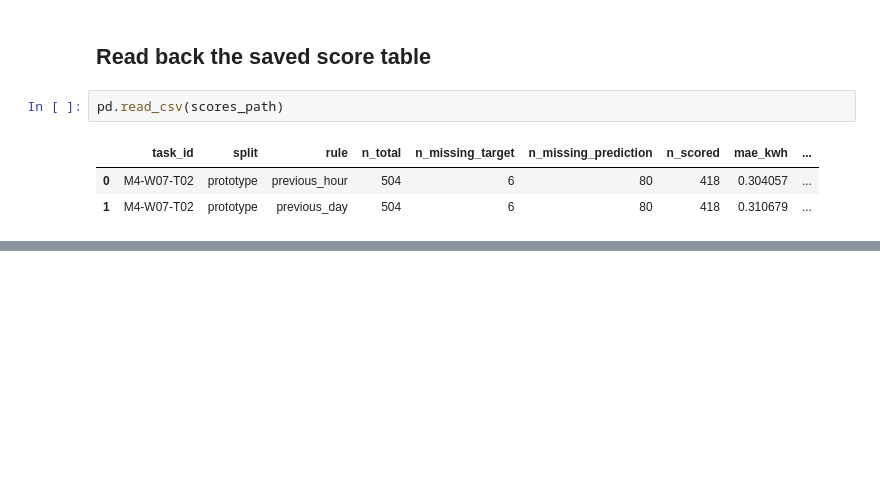
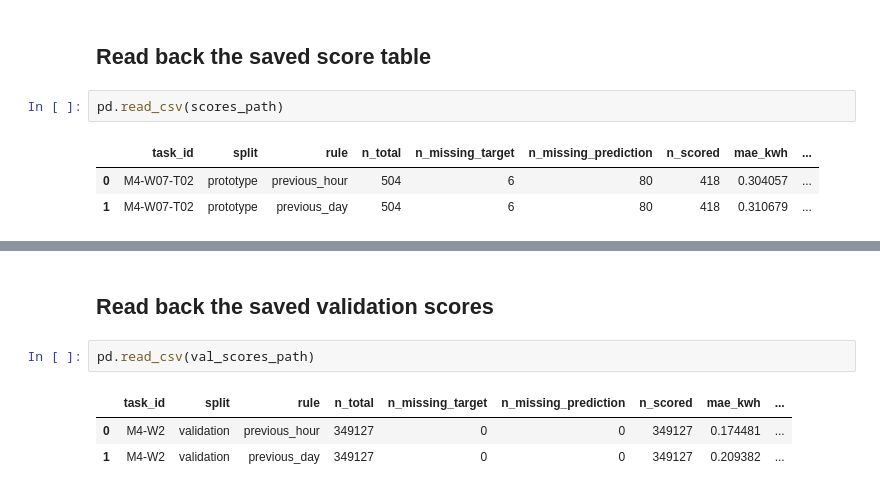
Before and after one commit to Fadhlallah-Almohammed/household-energy-prediction, a Jupyter notebook: notebooks/M4/calculate_prediction_errors.ipynb, the cells around one changed output, grey strips where cells are left out. Saved outputs shown, nothing was run; the diff lists cells and outputs as text; blank space fills up the shorter version.

```diff
--- a/notebooks/M4/calculate_prediction_errors.ipynb
+++ b/notebooks/M4/calculate_prediction_errors.ipynb
@@ -329,0 +437,8 @@ pd.read_csv(scores_path)
+# %% [markdown]
+## Read back the saved validation scores
+# %%
+pd.read_csv(val_scores_path)
+# %% [output]
+|  | task_id | split | rule | n_total | n_missing_target | n_missing_prediction | n_scored | mae_kwh | ... |
+| 0 | M4-W2 | validation | previous_hour | 349127 | 0 | 0 | 349127 | 0.174481 | ... |
+| 1 | M4-W2 | validation | previous_day | 349127 | 0 | 0 | 349127 | 0.209382 | ... |
```
Also changed, not shown: parts of 21 cells of this notebook, 3 other files.
